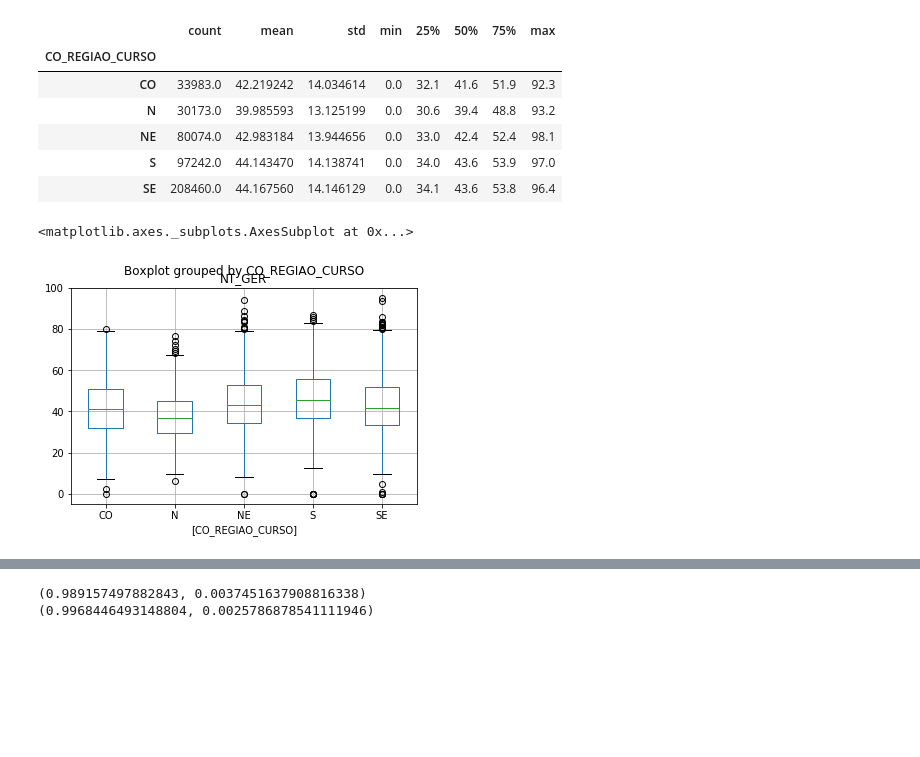
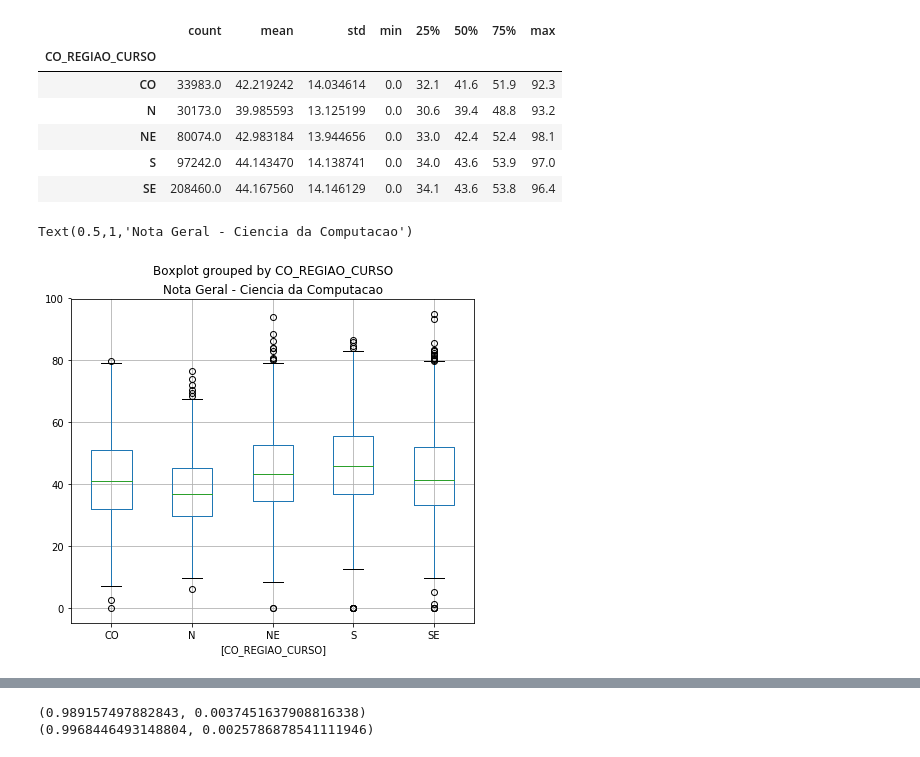
Before and after one commit to BrenoPeixotobr/topicosic, a Jupyter notebook: trabalho_aula5/aula5.ipynb, the cells around one changed output, grey strips where cells are left out. Saved outputs shown, nothing was run; the diff lists cells and outputs as text; code cells hidden in the pictures; blank space fills up the shorter version.

```diff
--- a/trabalho_aula5/aula5.ipynb
+++ b/trabalho_aula5/aula5.ipynb
@@ -228,7 +229,8 @@ tabela['NT_GER'].groupby(tabela['CO_REGIAO_CURSO']).describe()
 # %%
 #Como verificar se a média dos alunos do campo QE_I05 para todos os alunos são realmente diferentes
 qe05 = pandas.DataFrame(ccomp, columns=['NT_GER', 'CO_REGIAO_CURSO'])
-qe05.boxplot(by='CO_REGIAO_CURSO')
+qe05.boxplot(by='CO_REGIAO_CURSO',figsize=(7,6))
+plt.title('Nota Geral - Ciencia da Computacao')
 # %% [output]
-<matplotlib.axes._subplots.AxesSubplot at 0x...>
+Text(0.5,1,'Nota Geral - Ciencia da Computacao')
-[figure, old version]
+[figure, new version]
```
Also changed, not shown: parts of 3 cells of this notebook.
